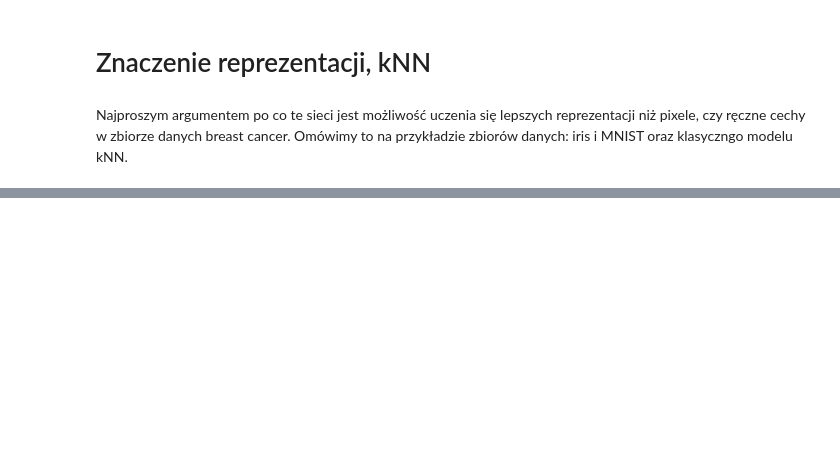
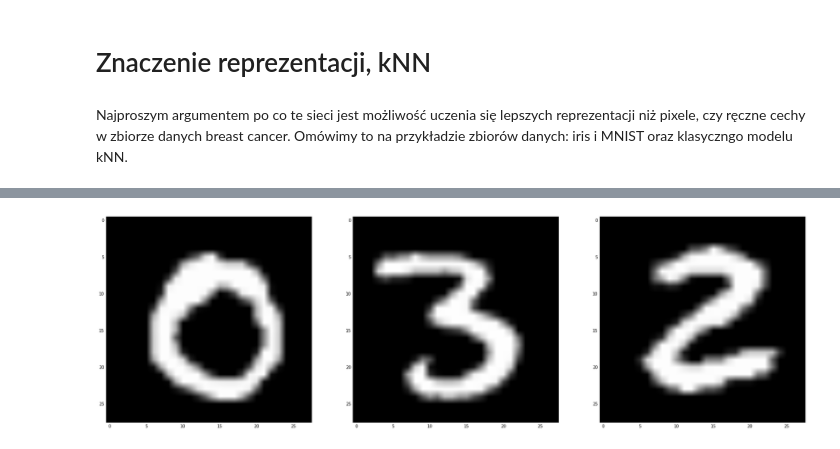
Before and after one commit to gmum/ml2017, a Jupyter notebook: L9.ipynb, the cells around one changed output, grey strips where cells are left out. Cells and saved outputs as stored; diff of their text form; code cells hidden in the pictures; blank space fills up the shorter version.

```diff
--- a/L9.ipynb
+++ b/L9.ipynb
@@ -245,0 +306,10 @@ def f(x):
+# %%
+all_dists = [np.linalg.norm(x_test[id_test].reshape(-1,) - x) for x in sm_train]
+all_dists = np.argsort(all_dists)
+
+f, ax = plt.subplots(1, 3, figsize=(30, 10))
+
+for id, i in enumerate(all_dists[0:3]):
+    ax[id].imshow(sm_train[all_dists[id]].reshape(28, 28), cmap=plt.cm.gray)
+# %% [output]
+[figure, added]
```
Also changed, not shown: parts of 22 cells of this notebook.
